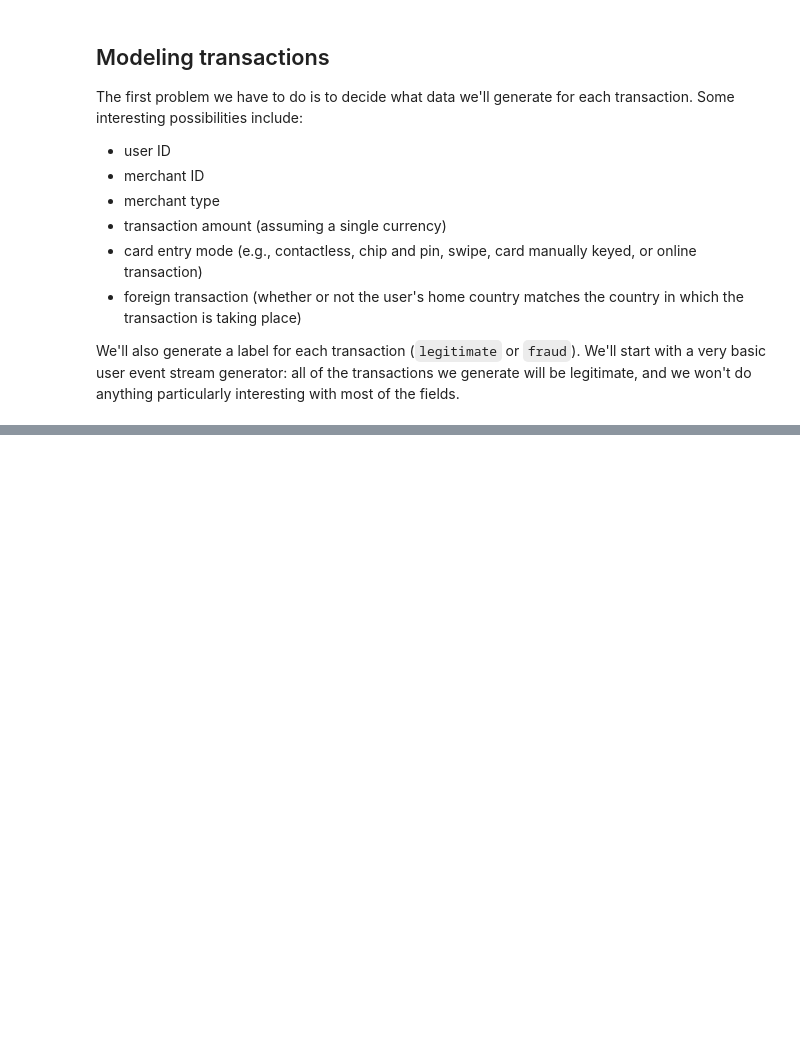
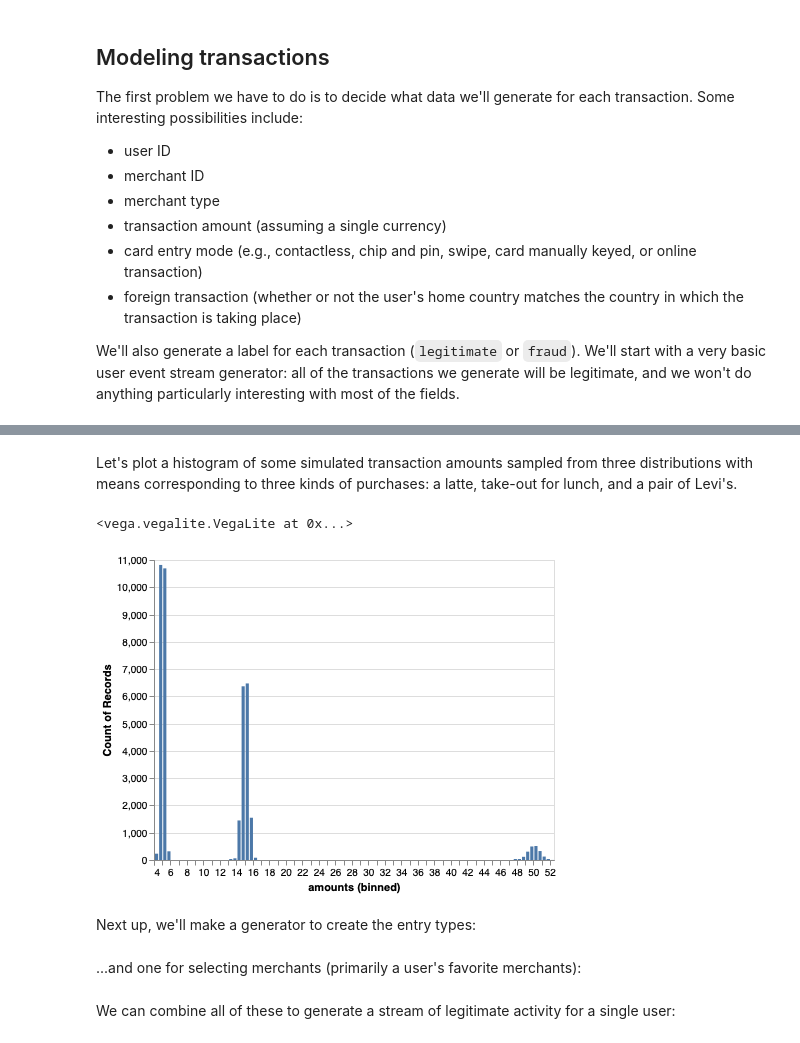
Before and after one commit to willb/fraud-notebooks, a Jupyter notebook: 00-generator.ipynb, the cells around one changed output, grey strips where cells are left out. Drawn from its saved outputs; the diff is of its cells as text; code cells hidden in the pictures; blank space fills up the shorter version.

Commit message:
WIP on data generator

```diff
--- a/00-generator.ipynb
+++ b/00-generator.ipynb
@@ -84,7 +84,7 @@ import numpy as np
 MERCHANT_COUNT = 20000
 
 # a small percentage of merchants account for most transactions
-COMMON_MERCHANT_COUNT = MERCHANT_COUNT // 7
+COMMON_MERCHANT_COUNT = MERCHANT_COUNT // 21
 
 common_merchants = np.random.choice(MERCHANT_COUNT,
                                     size=COMMON_MERCHANT_COUNT,
@@ -107,7 +107,7 @@ def basic_user_stream(user_id, mu):
             "entry": entry,
             "foreign": foreign
         }
-        yield (offset, ("legitimate", result))
+        yield (offset, ("legitimate", *result.values()))
 # %%
 sim = simulate([basic_user_stream(1, 700), basic_user_stream(2, 105), basic_user_stream(3, 40)])
 # %%
@@ -146,0 +147,36 @@ WIP
+# %%
+def transaction_amounts(mus, percentages):
+    size = 256
+    index = 0
+    stream = []
+    while True:
+        if index == len(stream):
+            streams = [stats.poisson.rvs(mu=(m * 100), size=size) for m in mus]
+            stream = np.choose(np.random.choice(len(mus), p=percentages, size=size), streams)
+            index = 0
+        result = stream[index]
+        index += 1
+        yield result / 100
+# %% [markdown]
+Let's plot a histogram of some simulated transaction amounts sampled from three distributions with means corresponding to three kinds of purchases:  a latte, take-out for lunch, and a pair of Levi's.
+# %%
+import pandas as pd
+
+import altair as alt
+alt.renderers.enable('notebook')
+alt.data_transformers.enable('json')
+
+amt = transaction_amounts([5, 15, 50], [0.55, 0.4, 0.05])
+amounts = [next(amt) for i in range(40000)]
+
+source = pd.DataFrame({"amounts": amounts})
+
+alt.Chart(source).mark_bar().encode(
+    alt.X("amounts", bin=alt.Bin(maxbins=100)),
+    y='count()',
+)
+# %% [output]
+<vega.vegalite.VegaLite at 0x...>
+[figure, added]
+# %% [markdown]
+Next up, we'll make a generator to create the entry types:
@@ -146,0 +200,2 @@ WIP
+# %% [markdown]
+...and one for selecting merchants (primarily a user's favorite merchants):
@@ -146,0 +210,2 @@ WIP
+# %% [markdown]
+We can combine all of these to generate a stream of legitimate activity for a single user:
```
Also changed, not shown: parts of 9 cells of this notebook.
